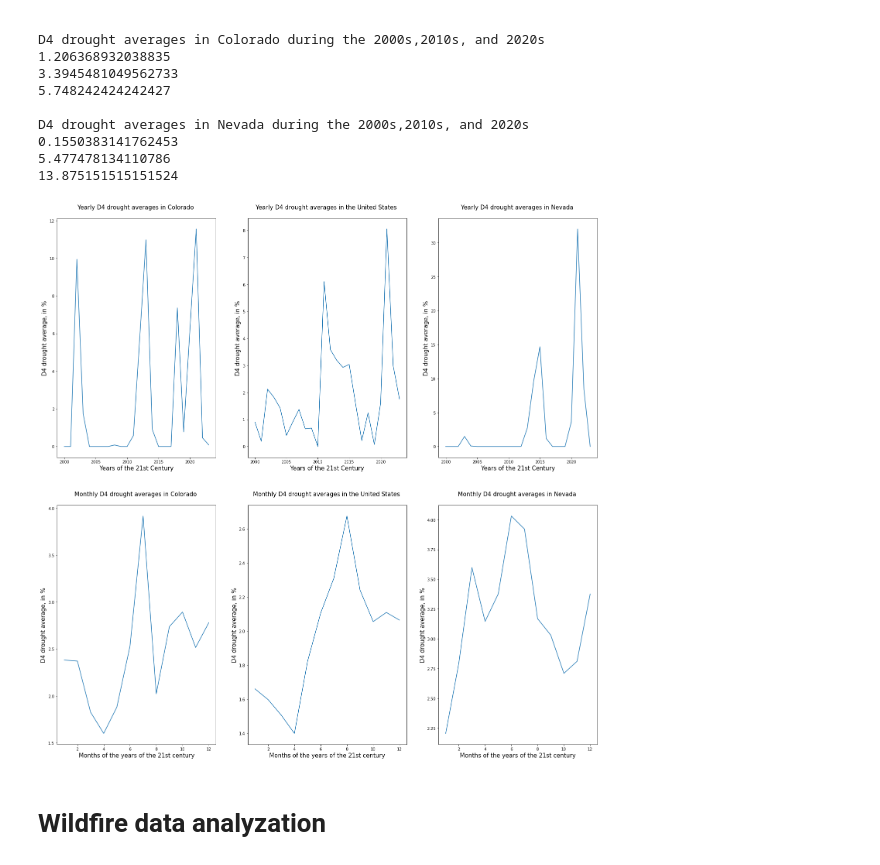
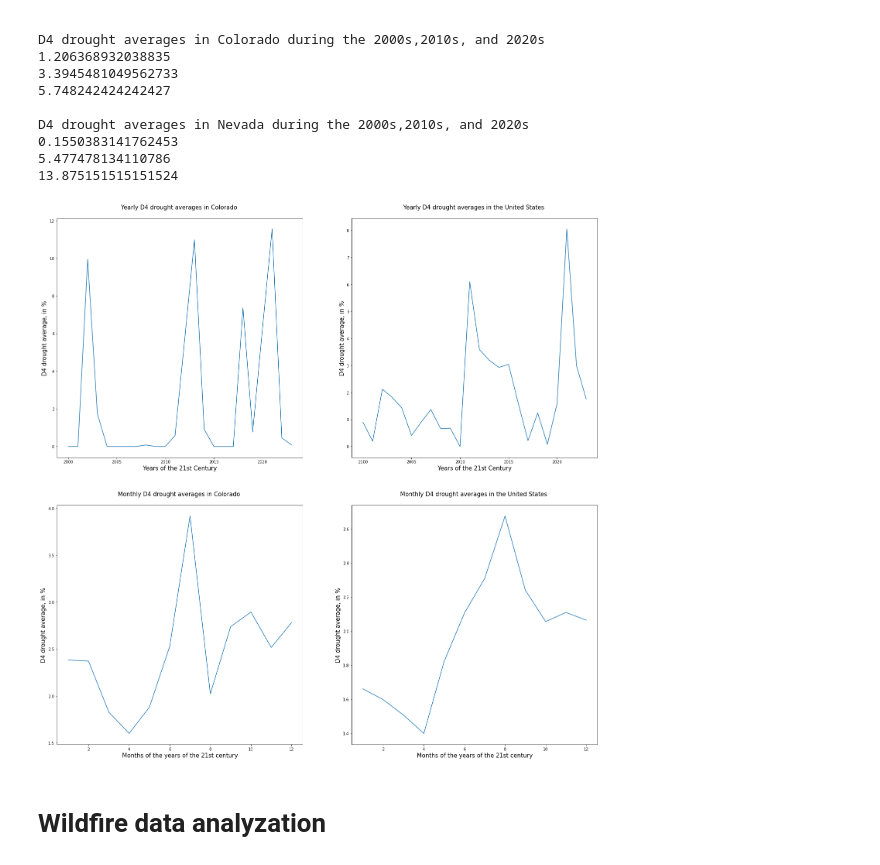
Before and after one commit to AaronCJimeny/FP04-groundwater, a Jupyter notebook: dev_notebooks/GPGN_268_semesterproject_LukeM.ipynb, the cells around one changed output. Saved outputs shown, nothing was run; the diff lists cells and outputs as text; code cells hidden in the pictures.

Commit message:
Adjusted the yearly/monthly D4 drought figure

```diff
--- a/dev_notebooks/GPGN_268_semesterproject_LukeM.ipynb
+++ b/dev_notebooks/GPGN_268_semesterproject_LukeM.ipynb
@@ -9,7 +9,7 @@ from sklearn.linear_model import LinearRegression
 # %%
 #United States Dataset
 #Load datasets
-droughts = open('data/drought_monitor_data/dm_export.csv')
+droughts = open('../data/drought_monitor_data/dm_export.csv')
 drought_data_US = pd.read_csv(droughts, parse_dates= ['MapDate'])
 drought_data_US= drought_data_US[::-1]
 drought_data_US.index = drought_data_US["MapDate"]
@@ -68,7 +68,7 @@ plt.show()
 # %%
 #Colorado Dataset
 #Load datasets
-droughts2 = open('data/drought_monitor_data/dm_export_Colorado.csv')
+droughts2 = open('../data/drought_monitor_data/dm_export_Colorado.csv')
 drought_data_CO = pd.read_csv(droughts2, parse_dates= ['MapDate'])
 drought_data_CO= drought_data_CO[::-1]
 drought_data_CO.index = drought_data_CO["MapDate"]
@@ -196,49 +193,37 @@ D4 drought averages in Nevada during the 2000s,2010s, and 2020s
 5.477478134110786
 13.875151515151524
 # %%
-fig_f, axes = plt.subplots(2,3, figsize = (25,25))
-[ax1,ax2,ax3,ax4,ax5,ax6] = axes.flatten()
+fig_f, axes = plt.subplots(2,2, figsize = (25,25))
+[ax1,ax2,ax3,ax4] = axes.flatten()
 
 #Colorado d4 drought plot by year
 drought_data_CO['year'] = drought_data_CO.index.year
 ax1.plot(drought_data_CO.groupby(['year']).mean()['D4'])
 ax1.set_title('Yearly D4 drought averages in Colorado \n', fontsize = 15)
 ax1.set_xlabel('Years of the 21st Century', fontsize = 15)
 ax1.set_ylabel('D4 drought average, in %', fontsize = 15)
 
 drought_data_CO['month'] = drought_data_CO.index.month
-ax4.plot(drought_data_CO.groupby(['month']).mean()['D4'])
-ax4.set_title('Monthly D4 drought averages in Colorado \n', fontsize = 15)
-ax4.set_xlabel('Months of the years of the 21st century', fontsize = 15)
-ax4.set_ylabel('D4 drought average, in %', fontsize = 15)
+ax3.plot(drought_data_CO.groupby(['month']).mean()['D4'])
+ax3.set_title('Monthly D4 drought averages in Colorado \n', fontsize = 15)
+ax3.set_xlabel('Months of the years of the 21st century', fontsize = 15)
+ax3.set_ylabel('D4 drought average, in %', fontsize = 15)
 
 drought_data_US['year'] = drought_data_US.index.year
 ax2.plot(drought_data_US.groupby(['year']).mean()['D4'])
 ax2.set_title('Yearly D4 drought averages in the United States \n', fontsize = 15)
 ax2.set_xlabel('Years of the 21st Century', fontsize = 15)
 ax2.set_ylabel('D4 drought average, in %', fontsize = 15)
 
 drought_data_US['month'] = drought_data_US.index.month
-ax5.plot(drought_data_US.groupby(['month']).mean()['D4'])
-ax5.set_title('Monthly D4 drought averages in the United States \n', fontsize = 15)
-ax5.set_xlabel('Months of the years of the 21st century', fontsize = 15)
-ax5.set_ylabel('D4 drought average, in %', fontsize = 15)
-
-drought_data_NV['year'] = drought_data_NV.index.year
-ax3.plot(drought_data_NV.groupby(['year']).mean()['D4'])
-ax3.set_title('Yearly D4 drought averages in Nevada \n', fontsize = 15)
-ax3.set_xlabel('Years of the 21st Century', fontsize = 15)
-ax3.set_ylabel('D4 drought average, in %', fontsize = 15)
-
-drought_data_NV['month'] = drought_data_NV.index.month
-ax6.plot(drought_data_NV.groupby(['month']).mean()['D4'])
-ax6.set_title('Monthly D4 drought averages in Nevada \n', fontsize = 15)
-ax6.set_xlabel('Months of the years of the 21st century', fontsize = 15)
-ax6.set_ylabel('D4 drought average, in %', fontsize = 15)
+ax4.plot(drought_data_US.groupby(['month']).mean()['D4'])
+ax4.set_title('Monthly D4 drought averages in the United States \n', fontsize = 15)
+ax4.set_xlabel('Months of the years of the 21st century', fontsize = 15)
+ax4.set_ylabel('D4 drought average, in %', fontsize = 15)
 
 plt.show()
 # %% [output]
-[figure, old version]
+[figure, new version]
 # %% [markdown]
 # Wildfire data analyzation
 # %%
```
Also changed, not shown: parts of 2 cells of this notebook.
